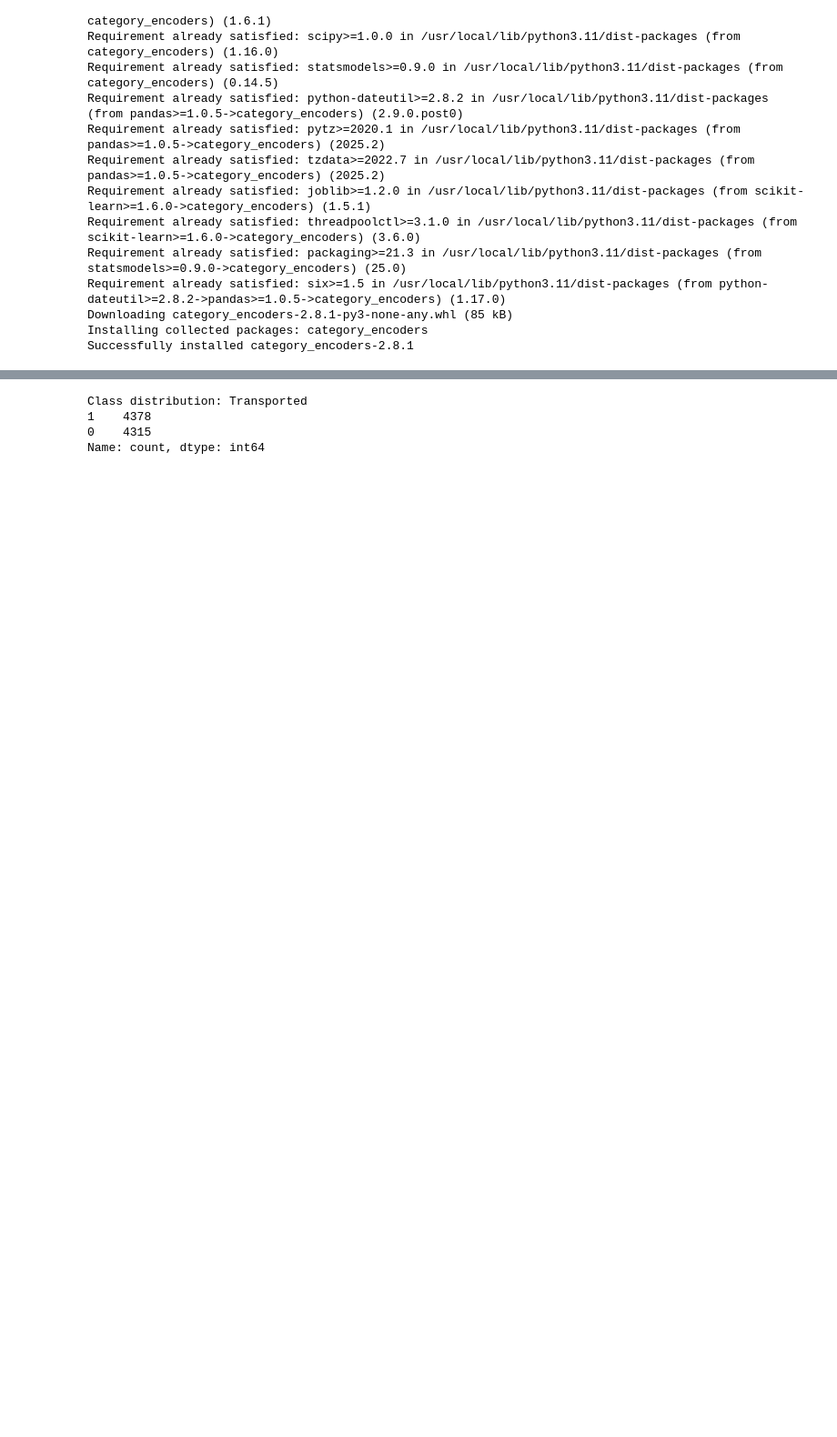
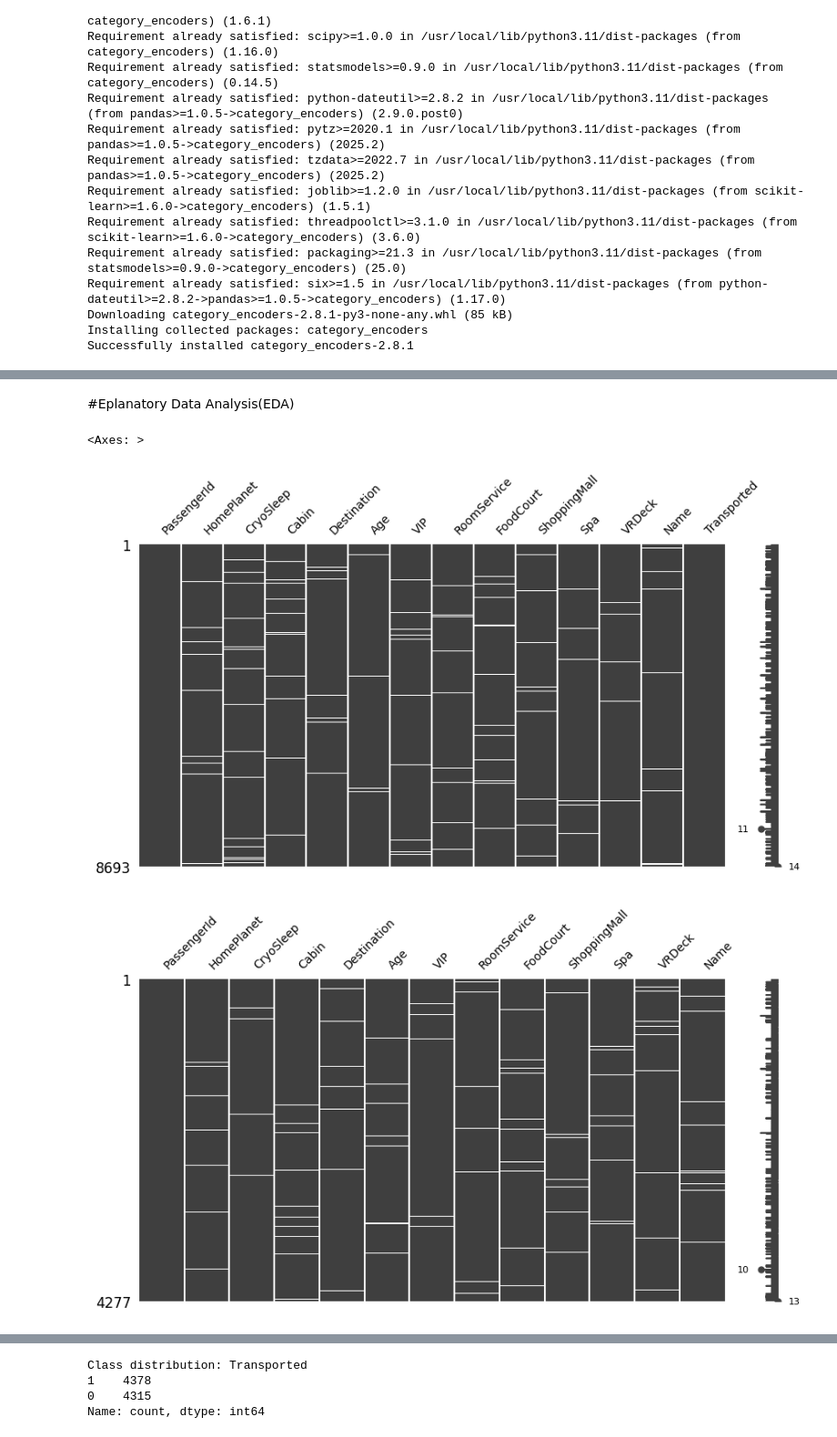
Before and after one commit to kagglechallengegroup18/Kaggle_Spaceship_Titanic, a Jupyter notebook: CATBoost.ipynb, the cells around one changed output, grey strips where cells are left out. Shown at 91% size. Saved outputs shown, nothing was run; the diff lists cells and outputs as text; code cells hidden in the pictures; blank space fills up the shorter version.

```diff
--- a/CATBoost.ipynb
+++ b/CATBoost.ipynb
@@ -63,0 +71,10 @@ test_data = pd.read_csv(datapath_test)
+# %% [markdown]
+#Eplanatory Data Analysis(EDA)
+# %%
+# Show missing values:
+msno.matrix(train_data,figsize=(10,5),fontsize=10)
+msno.matrix(test_data,figsize=(10,5),fontsize=10)
+# %% [output]
+<Axes: >
+[figure, added]
+[figure, added]
```
Also changed, not shown: parts of 22 cells of this notebook.
